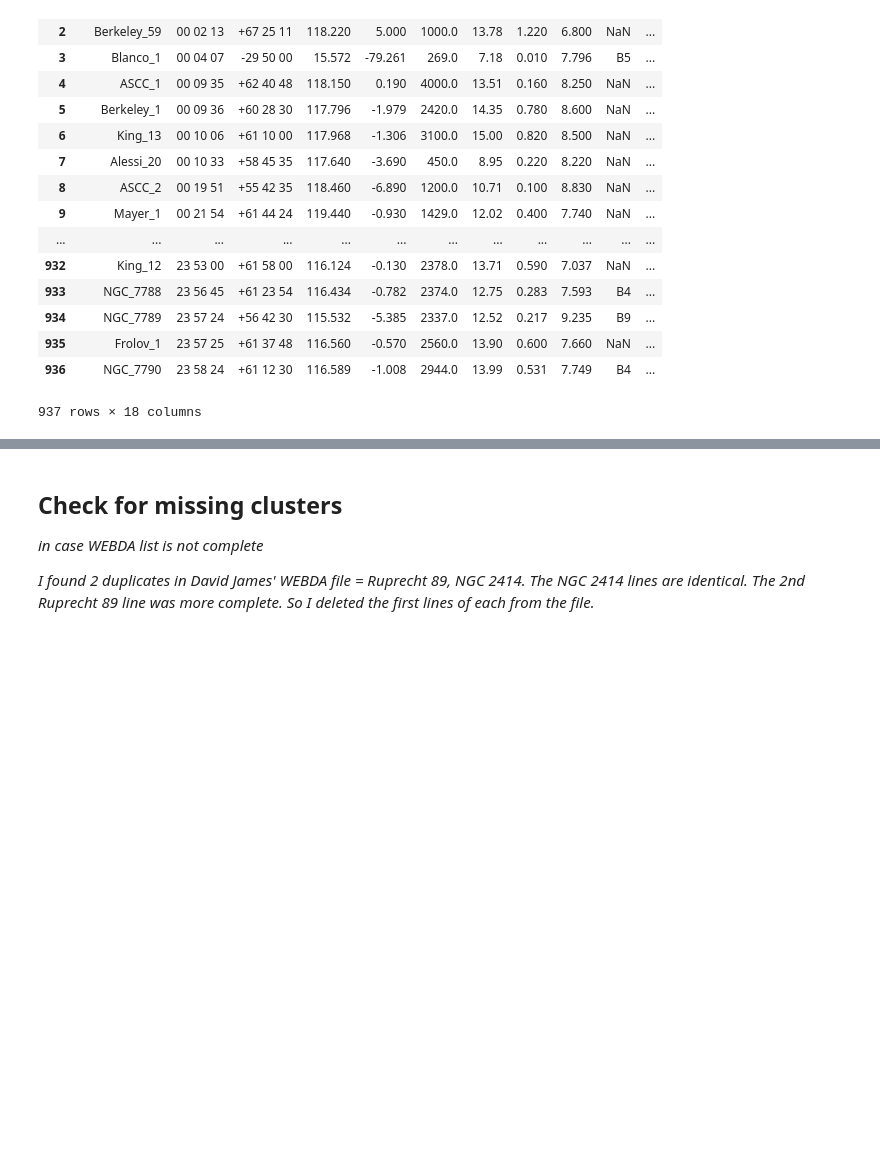
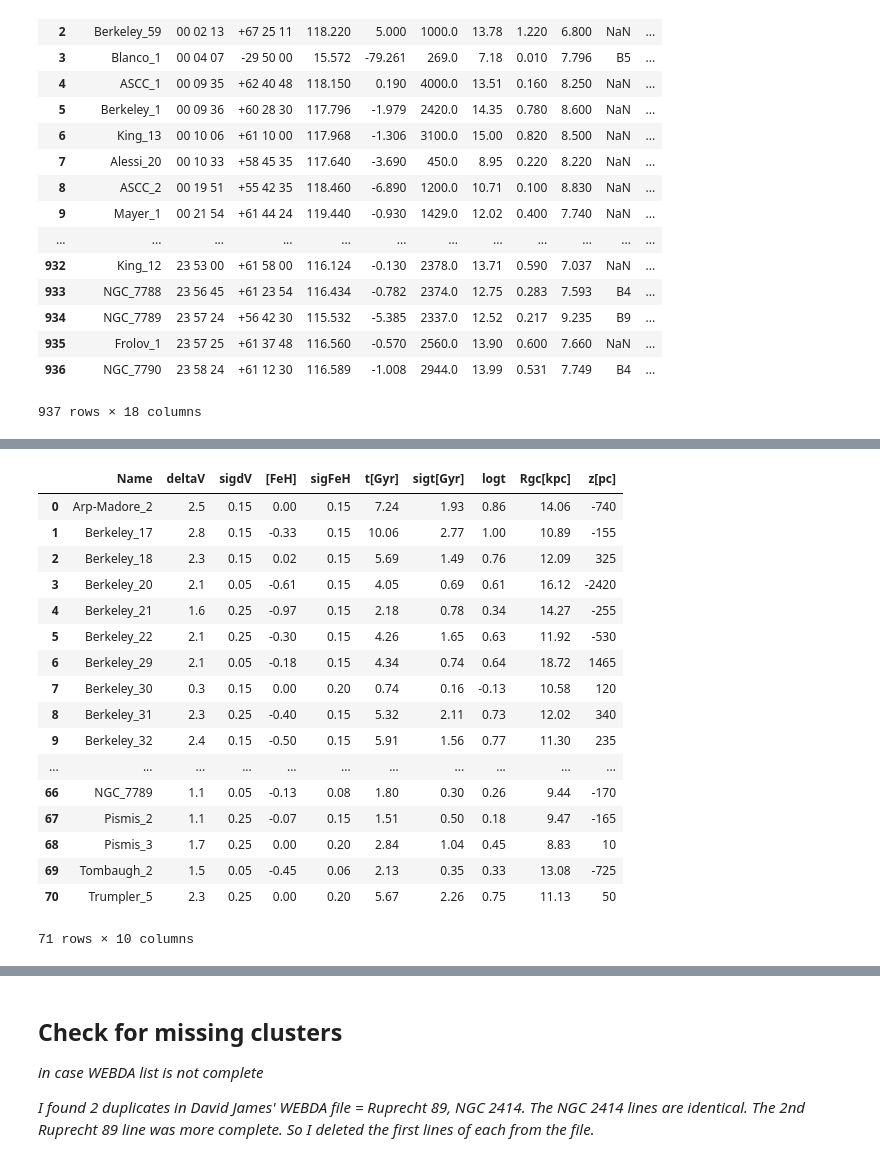
Before and after one commit to ageller/compileOCs, a Jupyter notebook: compileOCdata.ipynb, the cells around one changed output, grey strips where cells are left out. Saved outputs shown, nothing was run; the diff lists cells and outputs as text; code cells hidden in the pictures; blank space fills up the shorter version.

```diff
--- a/compileOCdata.ipynb
+++ b/compileOCdata.ipynb
@@ -167,0 +191,23 @@ print(len(OCs))
+# %%
+# Solaris (2014)
+solaris_df = pd.read_csv('Solaris2004_viaWEBDA.txt', sep='\t', header = 15)
+solaris_df
+# %% [output]
+|  | Name | deltaV | sigdV | [FeH] | sigFeH | t[Gyr] | sigt[Gyr] | logt | Rgc[kpc] | z[pc] |
+| 0 | Arp-Madore_2 | 2.5 | 0.15 | 0.00 | 0.15 | 7.24 | 1.93 | 0.86 | 14.06 | -740 |
+| 1 | Berkeley_17 | 2.8 | 0.15 | -0.33 | 0.15 | 10.06 | 2.77 | 1.00 | 10.89 | -155 |
+| 2 | Berkeley_18 | 2.3 | 0.15 | 0.02 | 0.15 | 5.69 | 1.49 | 0.76 | 12.09 | 325 |
+| 3 | Berkeley_20 | 2.1 | 0.05 | -0.61 | 0.15 | 4.05 | 0.69 | 0.61 | 16.12 | -2420 |
+| 4 | Berkeley_21 | 1.6 | 0.25 | -0.97 | 0.15 | 2.18 | 0.78 | 0.34 | 14.27 | -255 |
+| 5 | Berkeley_22 | 2.1 | 0.25 | -0.30 | 0.15 | 4.26 | 1.65 | 0.63 | 11.92 | -530 |
+| 6 | Berkeley_29 | 2.1 | 0.05 | -0.18 | 0.15 | 4.34 | 0.74 | 0.64 | 18.72 | 1465 |
+| 7 | Berkeley_30 | 0.3 | 0.15 | 0.00 | 0.20 | 0.74 | 0.16 | -0.13 | 10.58 | 120 |
+| 8 | Berkeley_31 | 2.3 | 0.25 | -0.40 | 0.15 | 5.32 | 2.11 | 0.73 | 12.02 | 340 |
+| 9 | Berkeley_32 | 2.4 | 0.15 | -0.50 | 0.15 | 5.91 | 1.56 | 0.77 | 11.30 | 235 |
+| ... | ... | ... | ... | ... | ... | ... | ... | ... | ... | ... |
+| 66 | NGC_7789 | 1.1 | 0.05 | -0.13 | 0.08 | 1.80 | 0.30 | 0.26 | 9.44 | -170 |
+| 67 | Pismis_2 | 1.1 | 0.25 | -0.07 | 0.15 | 1.51 | 0.50 | 0.18 | 9.47 | -165 |
+| 68 | Pismis_3 | 1.7 | 0.25 | 0.00 | 0.20 | 2.84 | 1.04 | 0.45 | 8.83 | 10 |
+| 69 | Tombaugh_2 | 1.5 | 0.05 | -0.45 | 0.06 | 2.13 | 0.35 | 0.33 | 13.08 | -725 |
+| 70 | Trumpler_5 | 2.3 | 0.25 | 0.00 | 0.20 | 5.67 | 2.26 | 0.75 | 11.13 | 50 |
+71 rows × 10 columns
```
Also changed, not shown: parts of 18 cells of this notebook, 3 other files.
